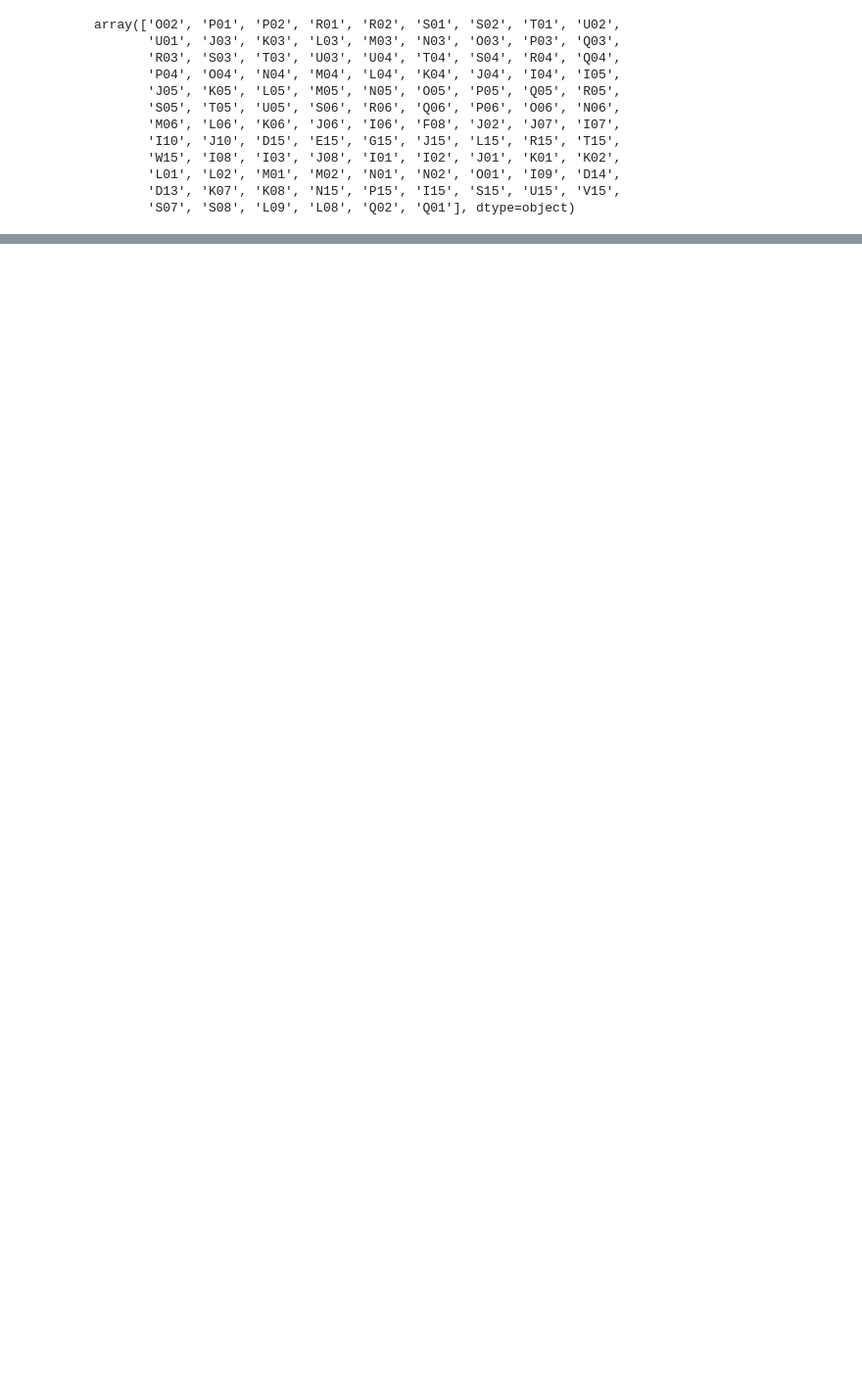
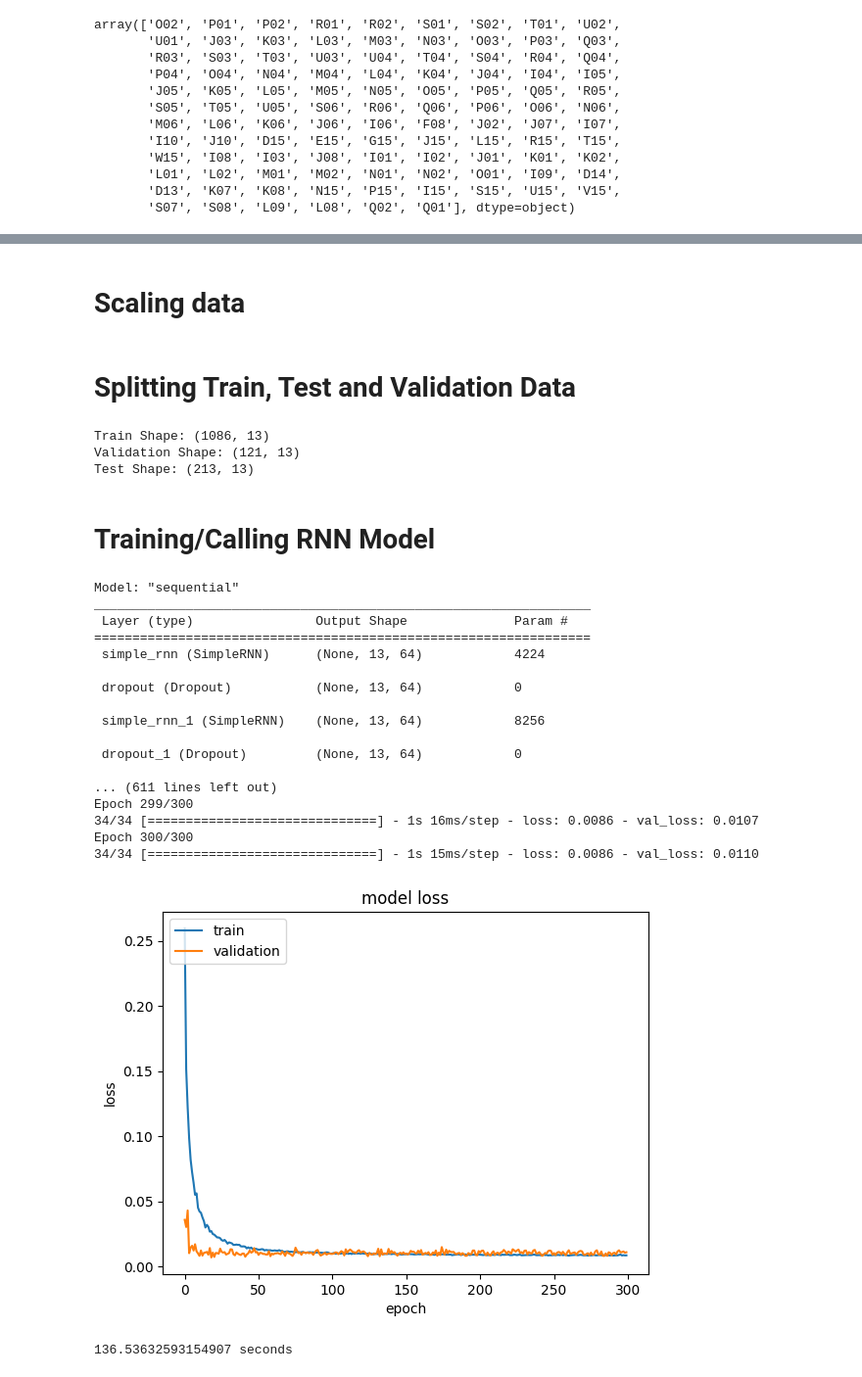
Before and after one commit to gokcegok/indoor-localization-with-rnn-based-models, a Jupyter notebook: indoor_localization_with_rnn_based_models.ipynb, the cells around one changed output, grey strips where cells are left out. Shown at 98% size. Saved outputs shown, nothing was run; the diff lists cells and outputs as text; code cells hidden in the pictures; blank space fills up the shorter version.

Commit message:
final models

```diff
--- a/indoor_localization_with_rnn_based_models.ipynb
+++ b/indoor_localization_with_rnn_based_models.ipynb
@@ -168,32 +397,13 @@ X = df.drop(["x_coor", "y_coor"], axis=1)
+# %% [markdown]
+# Scaling data
 # %%
 scaler_y = MinMaxScaler()
 scaled_y = scaler_y.fit_transform(y)
 
 scaler_X = MinMaxScaler()
 scaled_X = scaler_X.fit_transform(X)
+# %% [markdown]
+# Splitting Train, Test and Validation Data
 # %%
 X_train, X_test, y_train, y_test = train_test_split(scaled_X, scaled_y, test_size = 0.15, shuffle=False)
 X_train, X_val, y_train, y_val = train_test_split(X_train, y_train, test_size = 0.10, shuffle=False)
-# %%
-def rnn(x, y, val_x, val_y):
-
-    model = Sequential()
-    model.add(SimpleRNN(units = 64, activation="tanh",
-                            return_sequences=True, input_shape=(X_train.shape[1], 1)))
-    model.add(Dropout(0.3))
-    model.add(SimpleRNN(units = 64, activation="tanh",
-                            return_sequences=True))
-    model.add(Dropout(0.2))
-    model.add(SimpleRNN(units = 32, activation="tanh",
-                            return_sequences=True))
-    model.add(Dropout(0.1))
-    model.add(SimpleRNN(units = 32))
-    model.add(Dropout(0.1))
-    model.add(Dense(units=2))
-
-    model.compile(optimizer="adam", loss="mean_squared_error")
-    model.summary()
-
-    model.fit(x, y, epochs=100, batch_size=32, validation_data=(val_x, val_y))
-
-    return model
@@ -201,0 +410,44 @@ model_rnn = rnn(X_train, y_train, X_val, y_val)
+# %%
+print("Train Shape:", X_train.shape)
+print("Validation Shape:", X_val.shape)
+print("Test Shape:", X_test.shape)
+# %% [output]
+Train Shape: (1086, 13)
+Validation Shape: (121, 13)
+Test Shape: (213, 13)
+# %% [markdown]
+# Training/Calling RNN Model
+# %%
+check = True
+model_name = "rnn_model_final_v3"
+
+if check:
+
+    start = time.time()
+    model_rnn = rnn(X_train, y_train, X_val, y_val)
+    end = time.time()
+    print(end - start, "seconds")
+    model_rnn.save(model_name + ".h5")
+
+else:
+    model = load_model(model_name + ".h5")
+# %% [output]
+Model: "sequential"
+_________________________________________________________________
+ Layer (type)                Output Shape              Param #
+=================================================================
+ simple_rnn (SimpleRNN)      (None, 13, 64)            4224
+
+ dropout (Dropout)           (None, 13, 64)            0
+
+ simple_rnn_1 (SimpleRNN)    (None, 13, 64)            8256
+
+ dropout_1 (Dropout)         (None, 13, 64)            0
+
+... (611 lines left out)
+Epoch 299/300
+34/34 [==============================] - 1s 16ms/step - loss: 0.0086 - val_loss: 0.0107
+Epoch 300/300
+34/34 [==============================] - 1s 15ms/step - loss: 0.0086 - val_loss: 0.0110
+[figure, added]
+136.53632593154907 seconds
```
Also changed, not shown: parts of 48 cells of this notebook.
